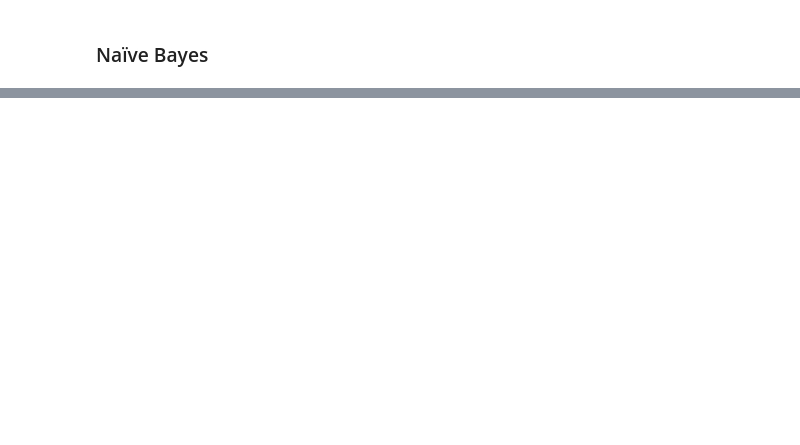
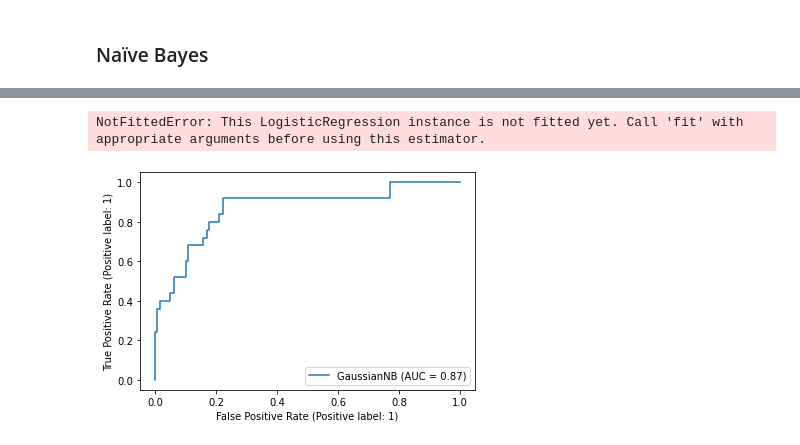
Before and after one commit to MMostafa-Hub/COVID-19-Outcome-Prediction, a Jupyter notebook: COVID-19 Outcome Prediction.ipynb, the cells around one changed output, grey strips where cells are left out. Cells and saved outputs as stored; diff of their text form; code cells hidden in the pictures; blank space fills up the shorter version.

```diff
--- a/COVID-19 Outcome Prediction.ipynb
+++ b/COVID-19 Outcome Prediction.ipynb
@@ -84,0 +196,6 @@ f1-score = 0.76
+# %%
+plot_roc_curve(gnb, X_test, y_test)
+plot_roc_curve(log_classifier, X_test, y_test)
+# %% [output]
+NotFittedError: This LogisticRegression instance is not fitted yet. Call 'fit' with appropriate arguments before using this estimator.
+[figure, added]
```
Also changed, not shown: parts of 18 cells of this notebook.
